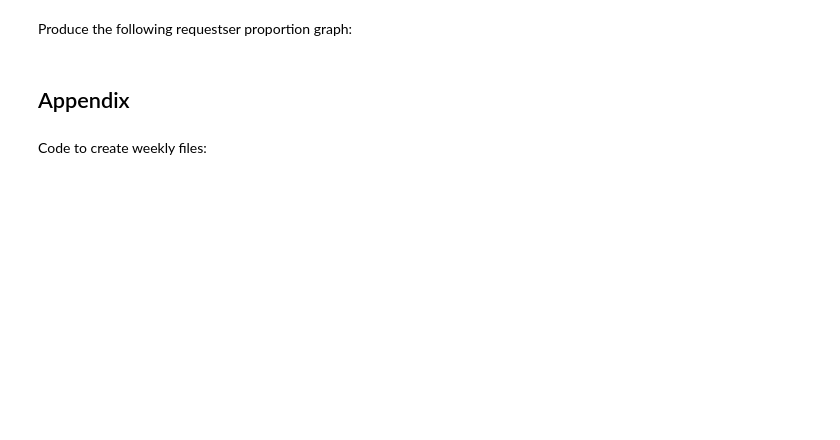
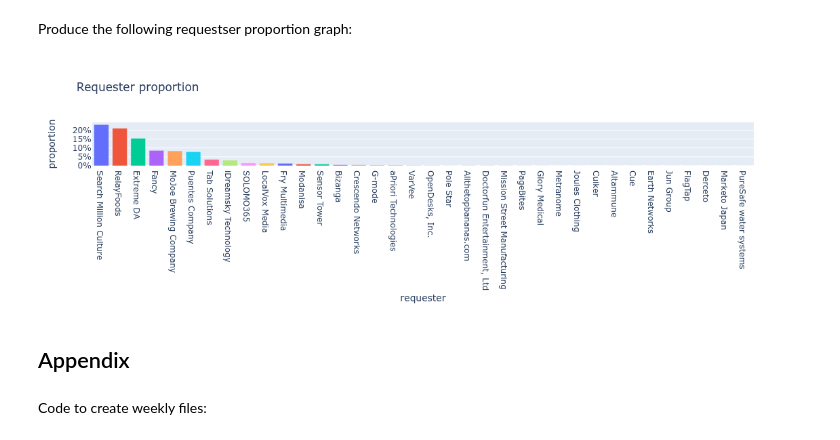
Before and after one commit to MeirYosub/Python-ML--Pandas, a Jupyter notebook: Exercise 2 - Solution - Meir Yosub.ipynb, the cells around one changed output. Saved outputs shown, nothing was run; the diff lists cells and outputs as text; code cells hidden in the pictures; blank space fills up the shorter version.

```diff
--- a/Exercise 2 - Solution - Meir Yosub.ipynb
+++ b/Exercise 2 - Solution - Meir Yosub.ipynb
@@ -1201,5 +1216,14 @@ Produce the following success rate graph per region:
 # %% [markdown]
 Produce the following requestser proportion graph:
+# %%
+df1=df.requester.value_counts(normalize=True).reset_index()
+df1.columns = ['requester','proportion']
+fig=px.bar(df1,x='requester',y='proportion',color='requester',title='Requester proportion')
+fig.layout.yaxis.tickformat = ',.0%'
+fig.update_layout(showlegend=False)
+fig.show()
+# %% [output]
+[figure, added]
 # %% [markdown]
 ## Appendix
 # %% [markdown]
```
Also changed, not shown: parts of 19 cells of this notebook.
